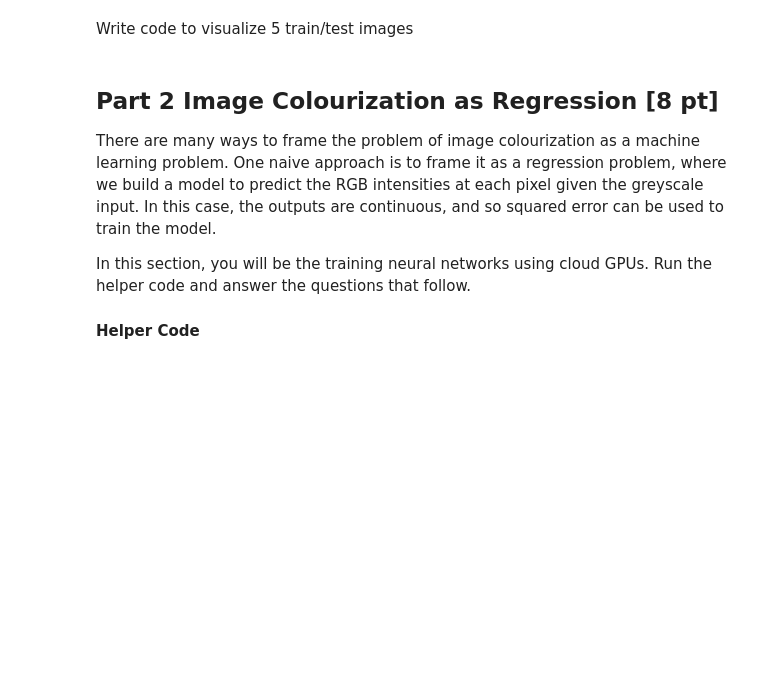
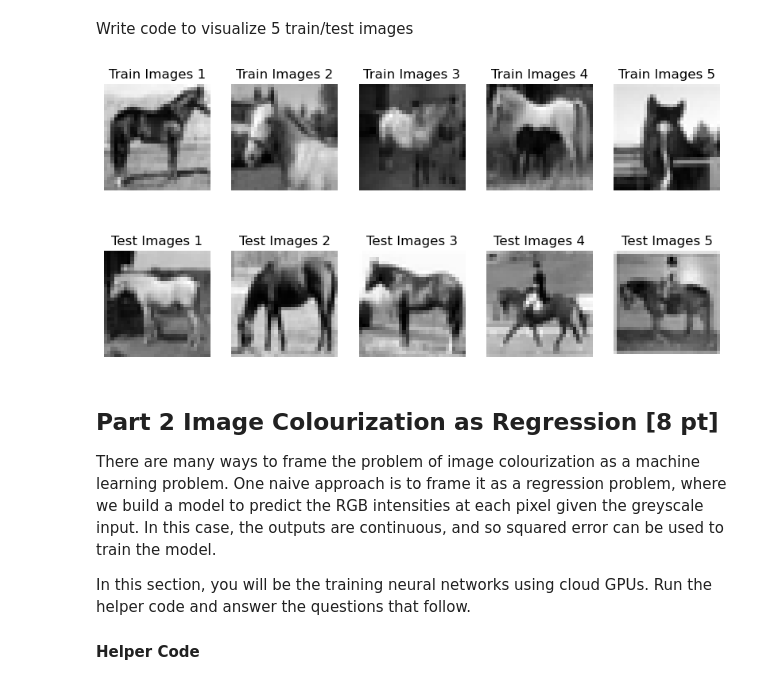
Before and after one commit to iolj-uoft/MIE1517-Intro-to-Deep-Learning, a Jupyter notebook: 2_Assignments/A3_GAN/A3.ipynb, the cells around one changed output. Saved outputs shown, nothing was run; the diff lists cells and outputs as text; code cells hidden in the pictures; blank space fills up the shorter version.

```diff
--- a/2_Assignments/A3_GAN/A3.ipynb
+++ b/2_Assignments/A3_GAN/A3.ipynb
@@ -302,2 +328,10 @@ Load Batches
+# %%
+# TO BE COMPLETED
+batch_size = 64
+train_batches = get_batch(train_grey, train_rgb, batch_size)
+train_batch_x, train_batch_y = next(train_batches)
+
+test_batches = get_batch(test_grey, test_rgb, batch_size)
+test_batch_x, test_batch_y = next(test_batches)
 # %% [markdown]
 Write code to visualize 5 train/test images
@@ -306,3 +338,26 @@ Write code to visualize 5 train/test images
+# %%
+# TO BE COMPLETED
+import matplotlib.pyplot as plt
+def plot_batch_samples(train_batch_x, test_batch_x, num=5):
+    plt.figure(figsize=(10, 5))
+
+    for i in range(num):
+        plt.subplot(2, num, i + 1)
+        plt.imshow(train_batch_x[i].squeeze(), cmap="gray")
+        plt.title(f"Train Images {i+1}")
+        plt.axis("off")
+
+        # Colorized Ground Truth Image
+        plt.subplot(2, num, num + i + 1)
+        plt.imshow(test_batch_x[i].squeeze(), cmap="gray")
+        plt.title(f"Test Images {i+1}")
+        plt.axis("off")
+
+    plt.show()
+
+plot_batch_samples(train_batch_x, test_batch_x)
+# %% [output]
+[figure, added]
 # %% [markdown]
 ## Part 2 Image Colourization as Regression [8 pt]
 
```
Also changed, not shown: parts of 23 cells of this notebook, 1 other file.
